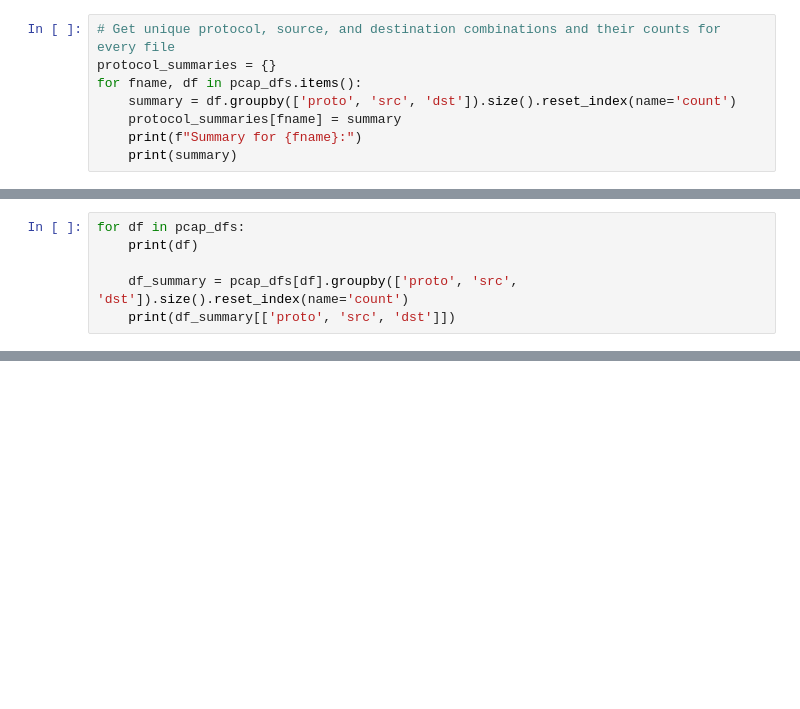
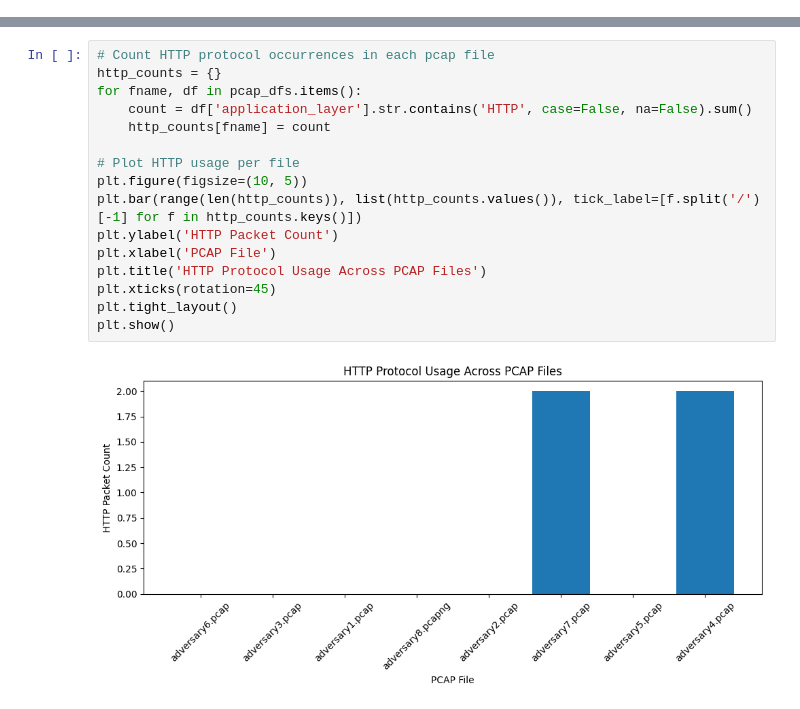
Before and after one commit to Peptidase/CovertChannelChap, a Jupyter notebook: Analysis/scapy_network_analysis.ipynb, the cells around one changed output, grey strips where cells are left out. Saved outputs shown, nothing was run; the diff lists cells and outputs as text; blank space fills up the shorter version.

```diff
--- a/Analysis/scapy_network_analysis.ipynb
+++ b/Analysis/scapy_network_analysis.ipynb
@@ -35,8 +0,0 @@ for pcap_file in pcap_files:
-# %%
-# Get unique protocol, source, and destination combinations and their counts for every file
-protocol_summaries = {}
-for fname, df in pcap_dfs.items():
-    summary = df.groupby(['proto', 'src', 'dst']).size().reset_index(name='count')
-    protocol_summaries[fname] = summary
-    print(f"Summary for {fname}:")
-    print(summary)
@@ -61,6 +0,0 @@ Summary for adversary6.pcap:
-# %%
-for df in pcap_dfs:
-    print(df)
-
-    df_summary = pcap_dfs[df].groupby(['proto', 'src', 'dst']).size().reset_index(name='count')
-    print(df_summary[['proto', 'src', 'dst']])
@@ -84,0 +95,18 @@ adversary6.pcap
+# %%
+# Count HTTP protocol occurrences in each pcap file
+http_counts = {}
+for fname, df in pcap_dfs.items():
+    count = df['application_layer'].str.contains('HTTP', case=False, na=False).sum()
+    http_counts[fname] = count
+
+# Plot HTTP usage per file
+plt.figure(figsize=(10, 5))
+plt.bar(range(len(http_counts)), list(http_counts.values()), tick_label=[f.split('/')[-1] for f in http_counts.keys()])
+plt.ylabel('HTTP Packet Count')
+plt.xlabel('PCAP File')
+plt.title('HTTP Protocol Usage Across PCAP Files')
+plt.xticks(rotation=45)
+plt.tight_layout()
+plt.show()
+# %% [output]
+[figure, added]
```
Also changed, not shown: parts of 6 cells of this notebook, 22 other files.
